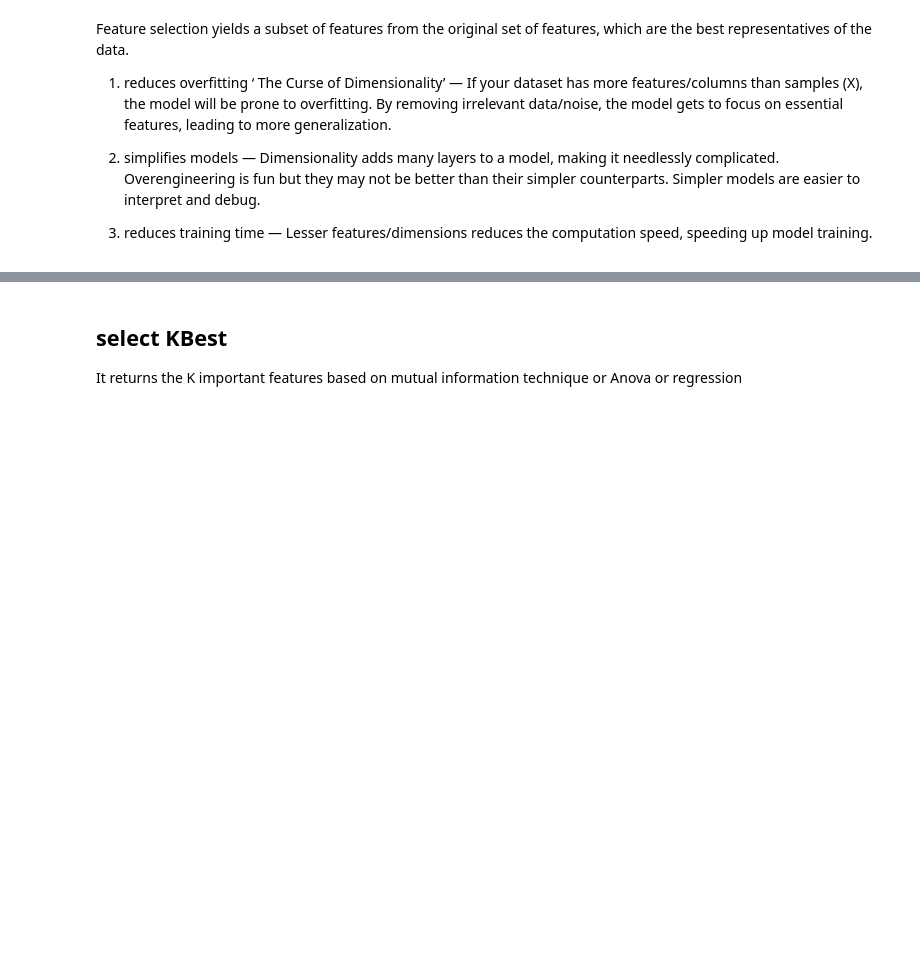
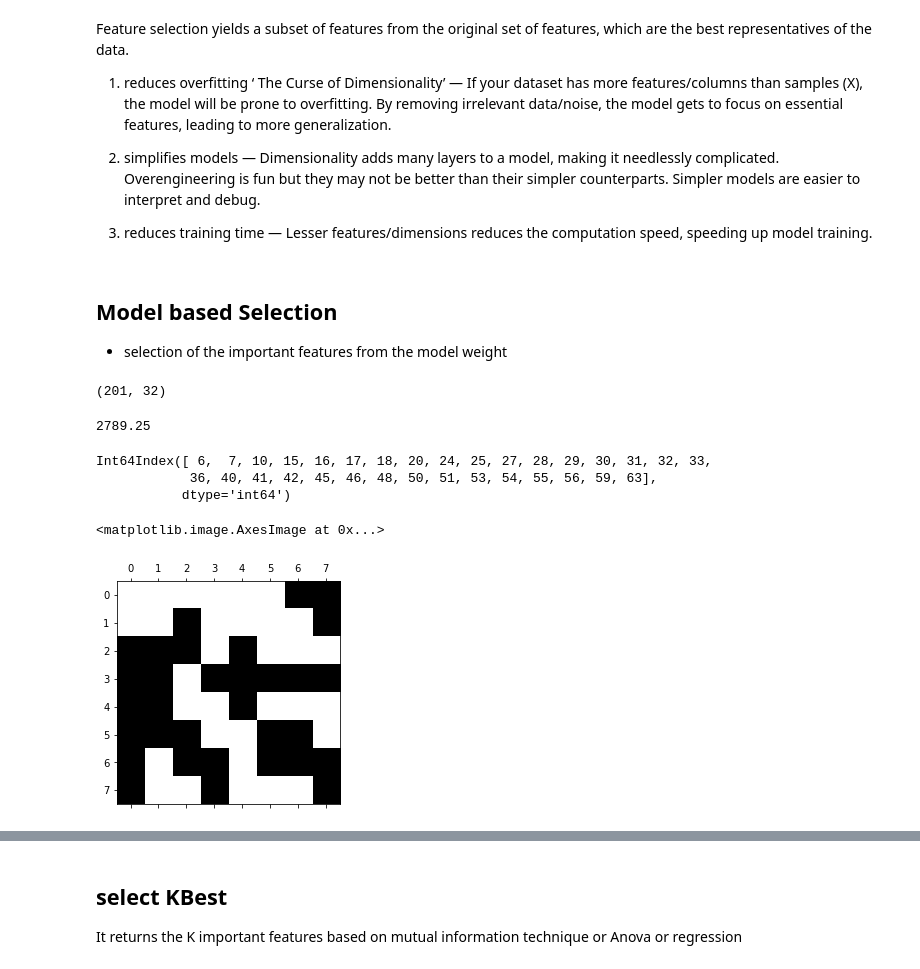
Before and after one commit to nafisa-samia/Automobile-Price-Prediction-using-Linear-Regression, a Jupyter notebook: Automobile_price_prediction_using_regression.ipynb, the cells around one changed output, grey strips where cells are left out. Saved outputs shown, nothing was run; the diff lists cells and outputs as text; code cells hidden in the pictures; blank space fills up the shorter version.

```diff
--- a/Automobile_price_prediction_using_regression.ipynb
+++ b/Automobile_price_prediction_using_regression.ipynb
@@ -1121,0 +1103,24 @@ R^2: 0.9472008035866146
+# %%
+numeric_features = ["symboling","normalized-losses","wheel-base", "length","width",
+          "height","curb-weight", "engine-size","bore","stroke","compression-ratio","horsepower",
+         "peak-rpm","city-mpg","highway-mpg"]
+numeric_transformer = Pipeline(
+    steps=[("std_scaling",StandardScaler())]
+        #("min_max", MinMaxScaler(),["length","width","height"])]
+)
+
+categorical_features = ["make", "fuel-type", "aspiration",'num-of-doors', 'body-style', 'drive-wheels', 'engine-location','engine-type',
+       'num-of-cylinders','fuel-system']
+categorical_transformer = OneHotEncoder(drop="first",handle_unknown="ignore")
+
+
+preprocess=ColumnTransformer(
+    transformers=[ ("num", numeric_transformer, numeric_features),
+                ("cat", categorical_transformer, categorical_features)
+                  ],
+    remainder="passthrough",
+    n_jobs=-1,
+    verbose=True
+    )
+
+X_transformed=preprocess.fit_transform(df.iloc[:,:-1])
@@ -1121,0 +1131,2 @@ R^2: 0.9472008035866146
+# %%
+X_transformed=pd.DataFrame(X_transformed)
@@ -1135,9 +1156,9 @@ print(y_test.shape)
 # %%
 # Fitting the model for the linear dataset
 lr_model = LinearRegression()
-lr_model.fit(X, y)
+lr_model.fit(X_transformed, y)
 
 # Returning the R^2 for the model
-r2 = lr_model.score(X, y)
+r2 = lr_model.score(X_transformed, y)
 print('R^2: {0}'.format(r2))
 # %% [output]
@@ -1420,3 +1443,28 @@ Feature selection yields a subset of features from the original set of features,
 
 
 3. reduces training time — Lesser features/dimensions reduces the computation speed, speeding up model training.
+# %% [markdown]
+## Model based Selection
+
+* selection of the important features from the model weight
+# %%
+model_based=feature_selection.SelectFromModel(LinearRegression(),threshold="median")
+df_selected=model_based.fit_transform(X_transformed,y)
+# %%
+df_selected.shape
+# %% [output]
+(201, 32)
+# %%
+model_based.threshold_
+# %% [output]
+2789.25
+# %%
+mask=model_based.get_support()
+print(pd.DataFrame(preprocess.fit_transform(df)).columns[:-1][mask])
+plt.matshow(mask.reshape(8,-8),cmap="gray_r")
+# %% [output]
+Int64Index([ 6,  7, 10, 15, 16, 17, 18, 20, 24, 25, 27, 28, 29, 30, 31, 32, 33,
+            36, 40, 41, 42, 45, 46, 48, 50, 51, 53, 54, 55, 56, 59, 63],
+           dtype='int64')
+<matplotlib.image.AxesImage at 0x...>
+[figure, added]
```
Also changed, not shown: parts of 19 cells of this notebook.
